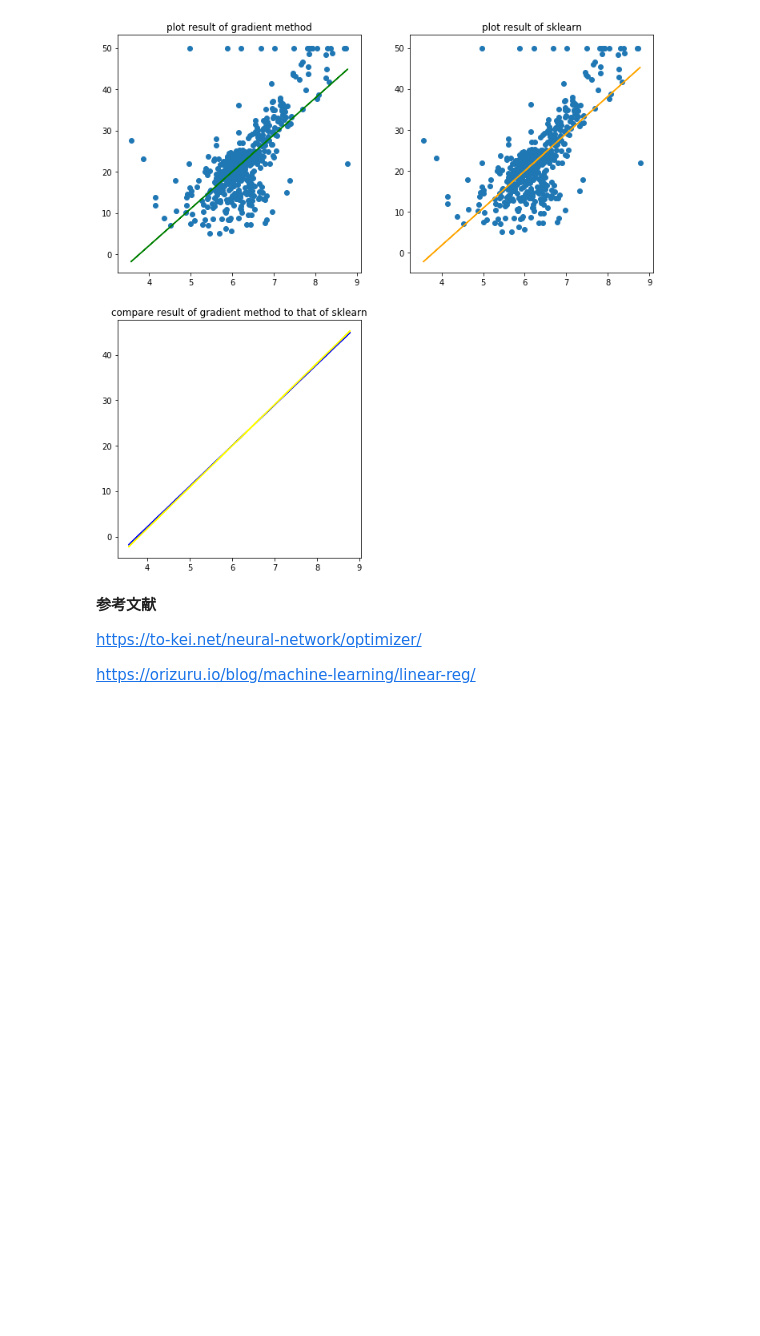
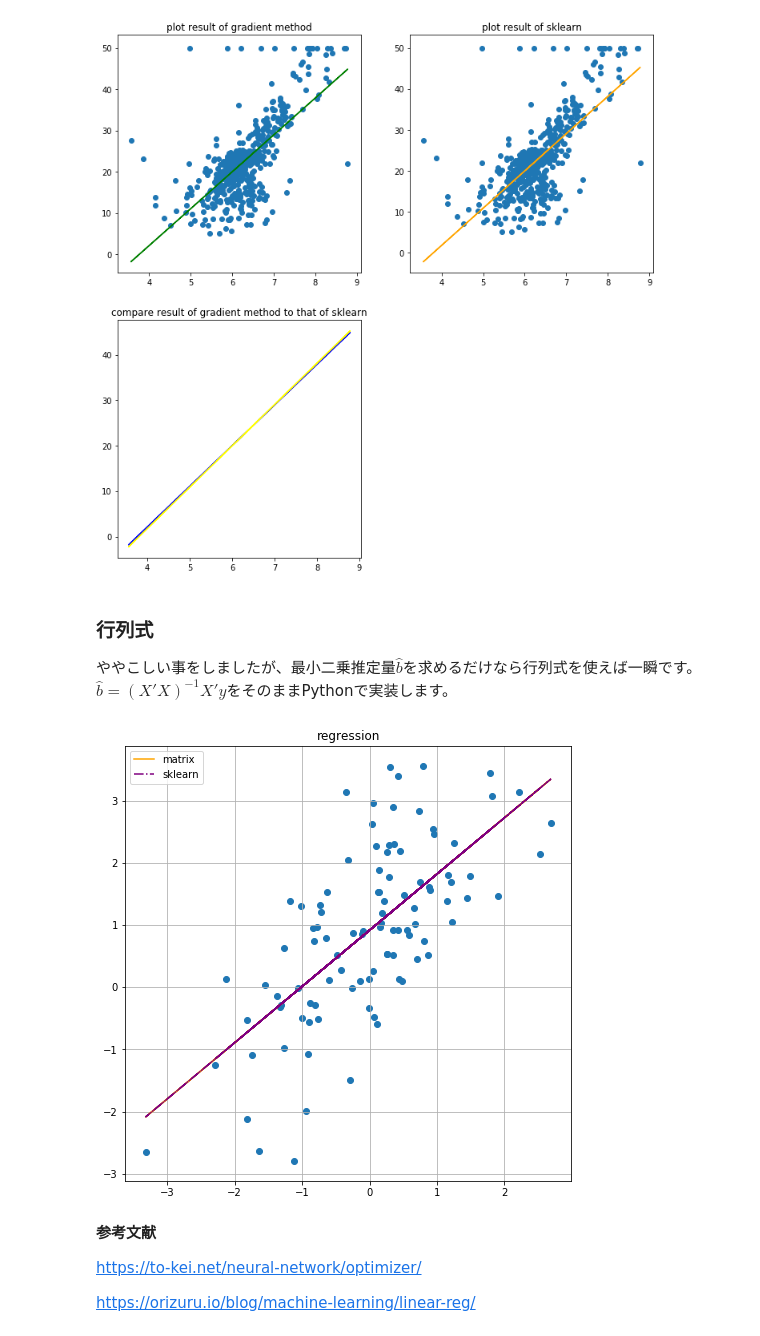
Before and after one commit to ItoYo16u/python_playground, a Jupyter notebook: econometrics_notebook.ipynb, the cells around one changed output. Saved outputs shown, nothing was run; the diff lists cells and outputs as text; code cells hidden in the pictures; blank space fills up the shorter version.

```diff
--- a/econometrics_notebook.ipynb
+++ b/econometrics_notebook.ipynb
@@ -1228,6 +1347,30 @@ ax_compare.set_title("compare result of gradient method to that of sklearn")
 # %% [output]
 Text(0.5, 1.0, 'compare result of gradient method to that of sklearn')
 [figure]
+# %% [markdown]
+### 行列式
+
+ややこしい事をしましたが、最小二乗推定量$\hat{b}$を求めるだけなら行列式を使えば一瞬です。
+$\hat{b} = (X' X)^{-1} X' y$をそのままPythonで実装します。
+# %%
+n = 100
+u = np.random.normal(size=(n,1)) # 誤差項 u
+a = np.full((2,1),1)
+X = np.hstack((np.ones((n,1)),np.random.normal(size=(n,1)))) # 1 + bX
+#y = np.dot(X,)
+y = np.dot(X,a) + u # y = a + bX + u
+b_hat = np.dot(np.linalg.inv(np.dot(X.T,X)), np.dot(X.T,y))
+plt.figure(figsize=(8,8))
+
+plt.scatter(X[:,1],y)
+lr = LinearRegression().fit(X,y)
+plt.plot(X[:,1],np.dot(X,b_hat),color="orange",label="matrix")
+plt.plot(X[:,1],lr.predict(X),color="purple",linestyle="-.",label="sklearn")
+plt.title("regression")
+plt.legend()
+plt.grid()
+# %% [output]
+[figure, added]
 # %% [markdown]
 **参考文献**
 
```
Also changed, not shown: parts of 53 cells of this notebook.
